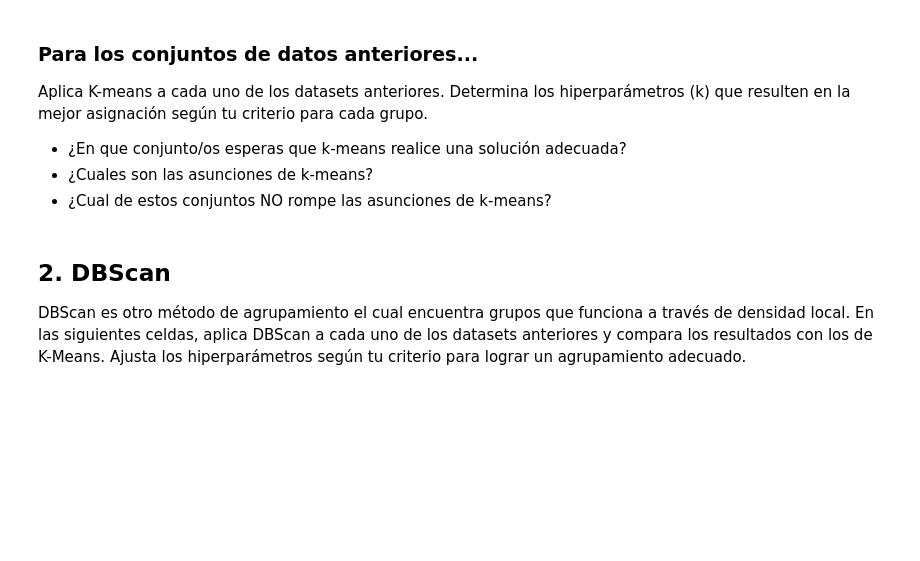
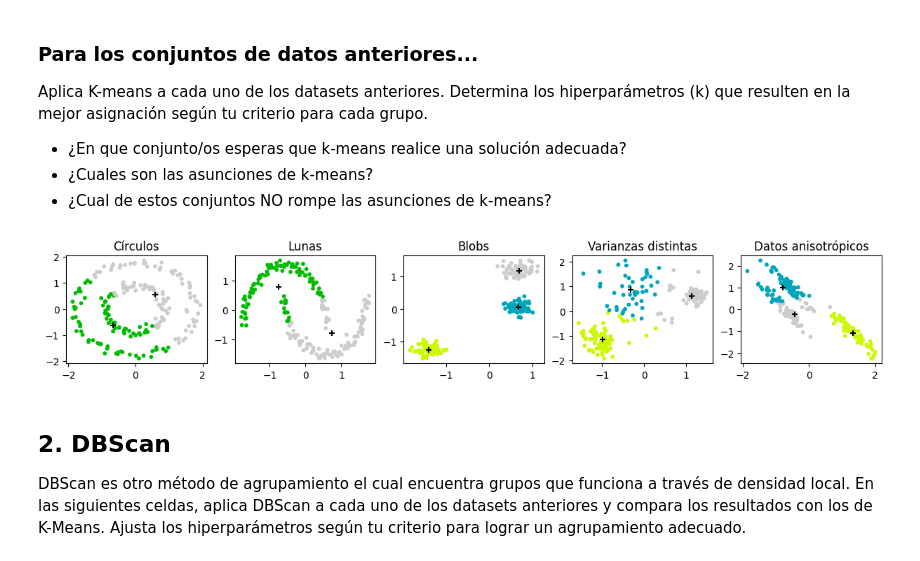
Before and after one commit to marflowersmar/ML25_MD_2025, a Jupyter notebook: src/ml25/E05_unsupervised/clustering.ipynb, the cells around one changed output. Drawn from its saved outputs; the diff is of its cells as text; code cells hidden in the pictures; blank space fills up the shorter version.

```diff
--- a/src/ml25/E05_unsupervised/clustering.ipynb
+++ b/src/ml25/E05_unsupervised/clustering.ipynb
@@ -146,26 +149,28 @@ Aplica K-means a cada uno de los datasets anteriores. Determina los hiperparáme
 # %%
 n_rows = 1
 n_cols = len(datasets)
 fig, axs = plt.subplots(n_rows, n_cols, figsize=(3*n_cols, 2))
 axs = axs.flatten()
 # TODO: Modifica la cantidad de clusters para cada dataset hasta que encuentres un resultado que te satisfaga
-n_clusters = {"Círculos": 1,
-              "Lunas": 1,
-              "Blobs": 1,
-              "Varianzas distintas": 1,
-              "Anisotrópicos": 1}
+n_clusters = {"Círculos": 2,
+              "Lunas": 2,
+              "Blobs": 3,
+              "Varianzas distintas": 3,
+              "Anisotrópicos": 3}
 for (name, data), n, ax in zip(datasets.items(), n_clusters.values(), axs):
     X, _ = data
     X = StandardScaler().fit_transform(X)
     ax.set_title(name)
     # TODO: Aplica K-means para encontrar los grupos y los centros de cada cluster
     # Después modifica los hiperparámetros en n_clusters según consideres apropiado para cada dataset
     # ====== Start of solution =====
-
-    centers = ...
+    kmeans = KMeans(n_clusters = n, random_state = 0).fit(X)
+    centers = kmeans.cluster_centers_
     # ====== End of solution =====
     ax.scatter(X[:, 0], X[:, 1], s=10, c=kmeans.labels_, vmin=-1)
     ax.scatter(centers[:, 0], centers[:, 1], marker="+", s=30, c='k')
+# %% [output]
+[figure, added]
 # %% [markdown]
 ## 2. DBScan
 DBScan es otro método de agrupamiento el cual encuentra grupos que funciona a través de densidad local.
```
Also changed, not shown: parts of 3 cells of this notebook.
